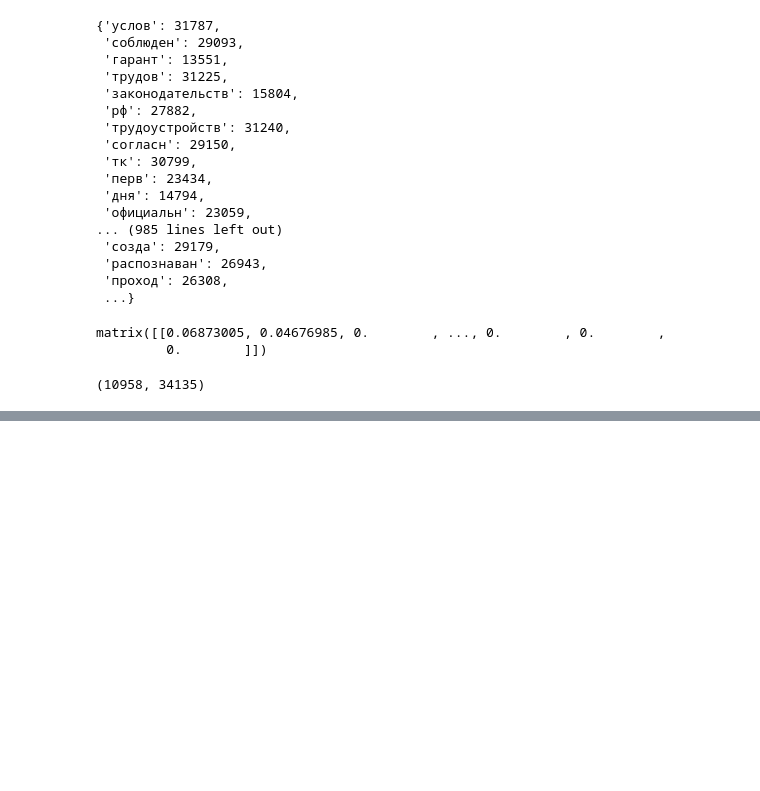
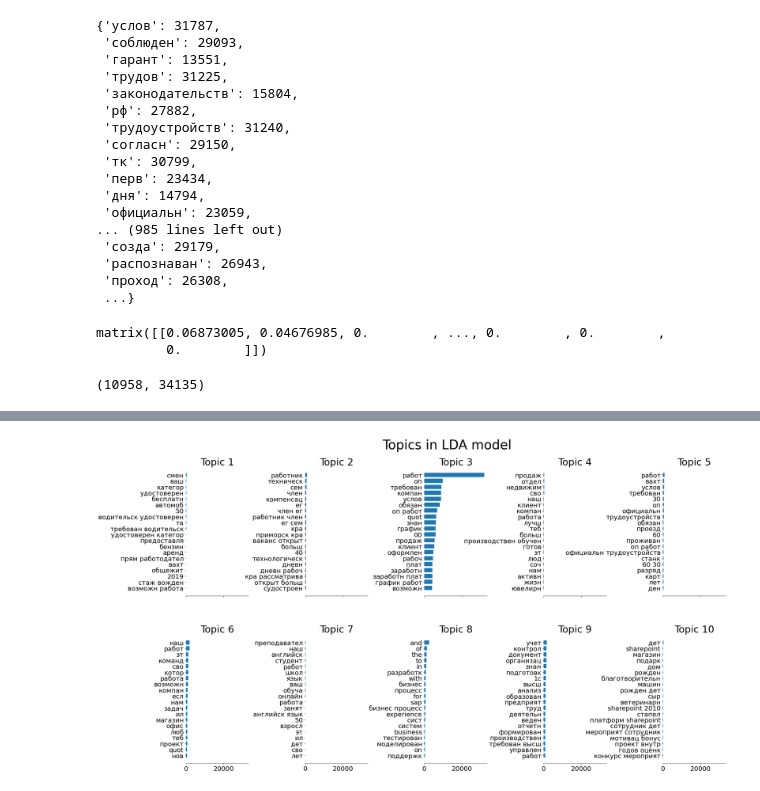
Before and after one commit to Doringus/ML_OmSTU, a Jupyter notebook: notebooks/nlp2.ipynb, the cells around one changed output, grey strips where cells are left out. Cells and saved outputs as stored; diff of their text form; code cells hidden in the pictures; blank space fills up the shorter version.

```diff
--- a/notebooks/nlp2.ipynb
+++ b/notebooks/nlp2.ipynb
@@ -152,0 +184,14 @@ with open('TfIdf.pkl', 'wb') as fp:
+# %%
+lda = LatentDirichletAllocation(
+    n_components=10,
+    max_iter=5,
+    learning_method="online",
+    learning_offset=50.0,
+    random_state=0,
+)
+lda.fit(bow)
+
+tf_feature_names = vectorizer.get_feature_names()
+plot_top_words(lda, tf_feature_names, 20, "Topics in LDA model")
+# %% [output]
+[figure, added]
```
Also changed, not shown: parts of 4 cells of this notebook, 2 other files.
